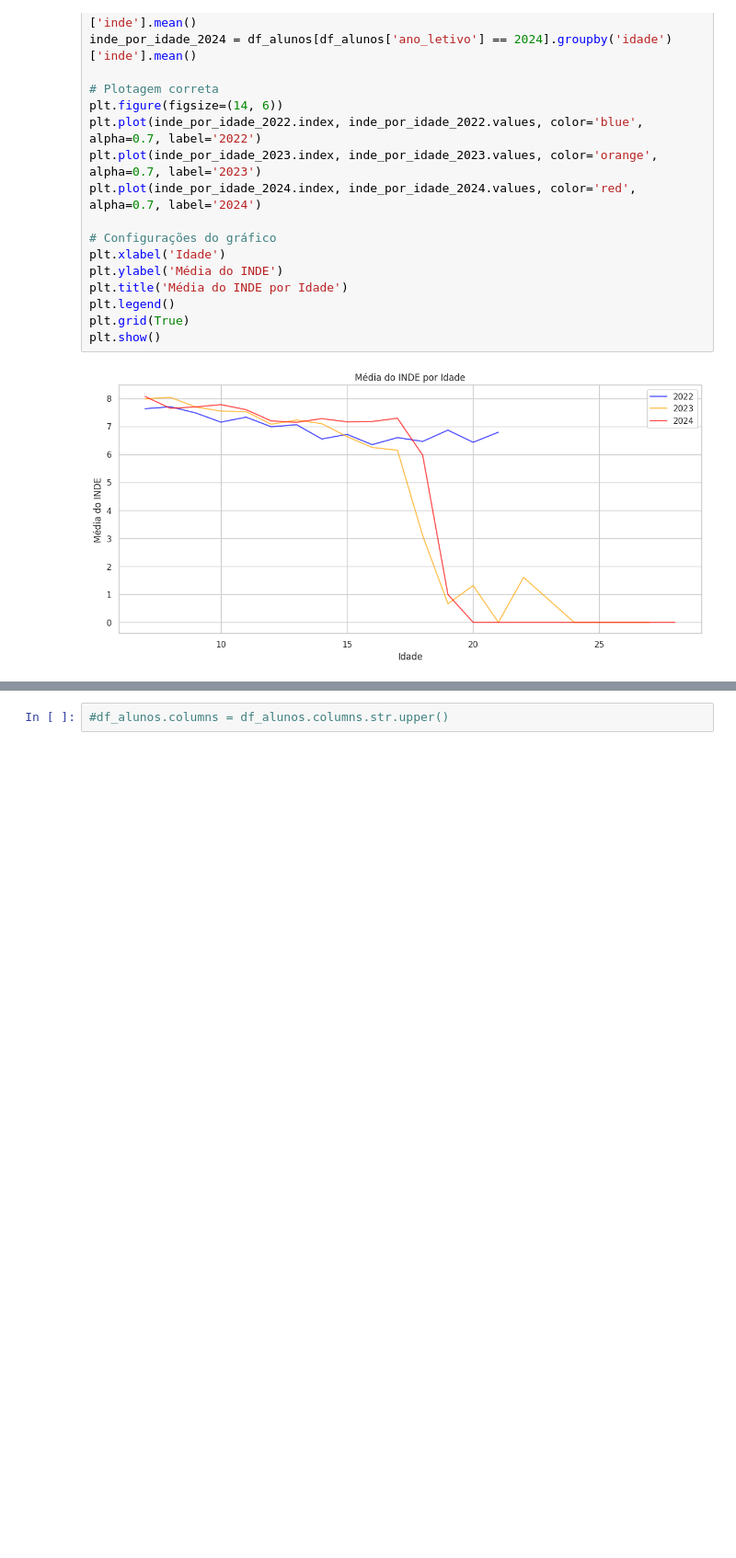
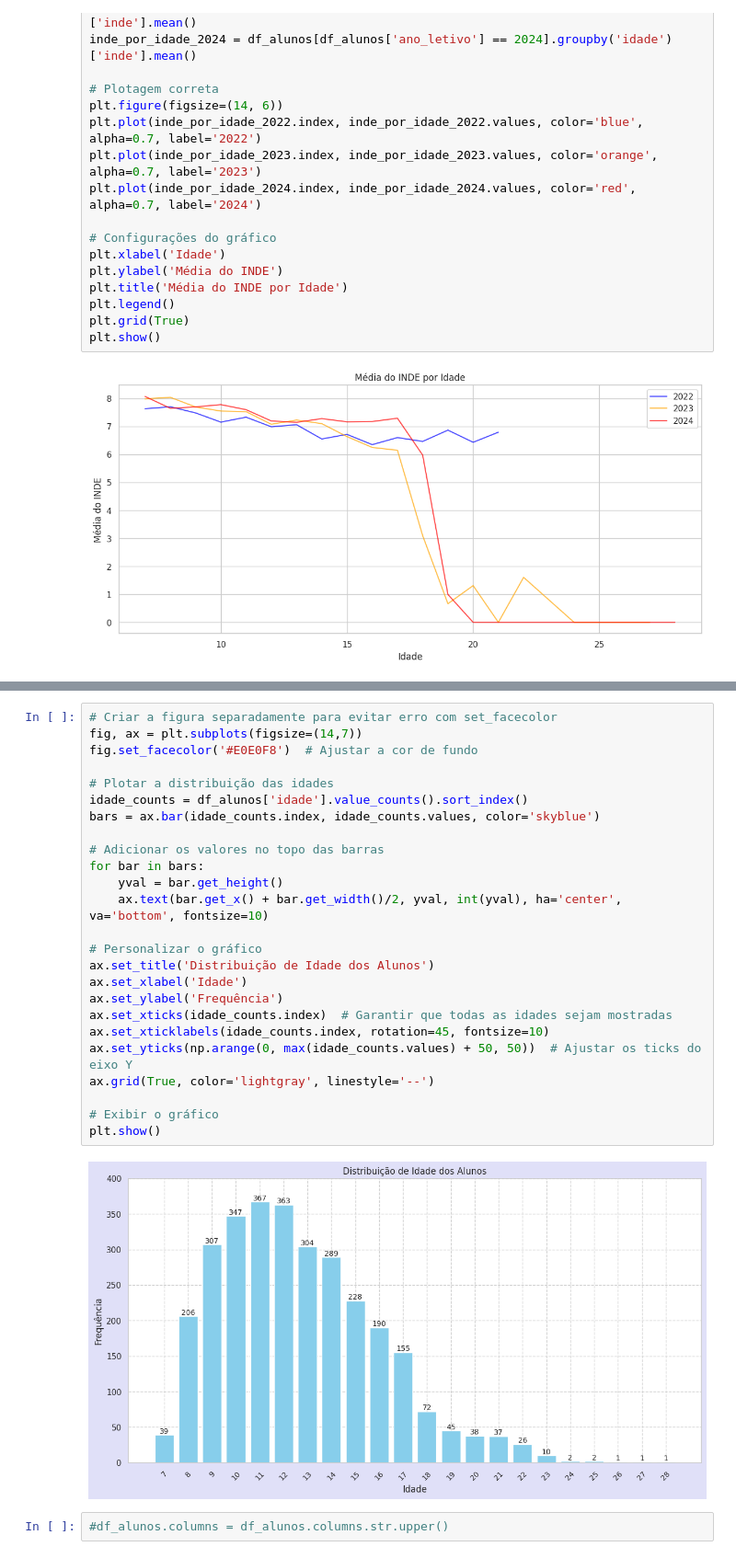
Before and after one commit to r-zambotti/Data_Analytics_Datathon_Grupo-60, a Jupyter notebook: Data_Analytics_Datathon_Grupo_60.ipynb, the cells around one changed output, grey strips where cells are left out. Shown at 92% size. Drawn from its saved outputs; the diff is of its cells as text; blank space fills up the shorter version.

```diff
--- a/Data_Analytics_Datathon_Grupo_60.ipynb
+++ b/Data_Analytics_Datathon_Grupo_60.ipynb
@@ -1162,3 +1151,30 @@ fig.show() # Added fig.show() to display the graph
+# %%
+# Criar a figura separadamente para evitar erro com set_facecolor
+fig, ax = plt.subplots(figsize=(14,7))
+fig.set_facecolor('#E0E0F8')  # Ajustar a cor de fundo
+
+# Plotar a distribuição das idades
+idade_counts = df_alunos['idade'].value_counts().sort_index()
+bars = ax.bar(idade_counts.index, idade_counts.values, color='skyblue')
+
+# Adicionar os valores no topo das barras
+for bar in bars:
+    yval = bar.get_height()
+    ax.text(bar.get_x() + bar.get_width()/2, yval, int(yval), ha='center', va='bottom', fontsize=10)
+
+# Personalizar o gráfico
+ax.set_title('Distribuição de Idade dos Alunos')
+ax.set_xlabel('Idade')
+ax.set_ylabel('Frequência')
+ax.set_xticks(idade_counts.index)  # Garantir que todas as idades sejam mostradas
+ax.set_xticklabels(idade_counts.index, rotation=45, fontsize=10)
+ax.set_yticks(np.arange(0, max(idade_counts.values) + 50, 50))  # Ajustar os ticks do eixo Y
+ax.grid(True, color='lightgray', linestyle='--')
+
+# Exibir o gráfico
+plt.show()
+# %% [output]
+[figure, added]
 # %%
 #df_alunos.columns = df_alunos.columns.str.upper()
 # %%
```
Also changed, not shown: parts of 8 cells of this notebook.
